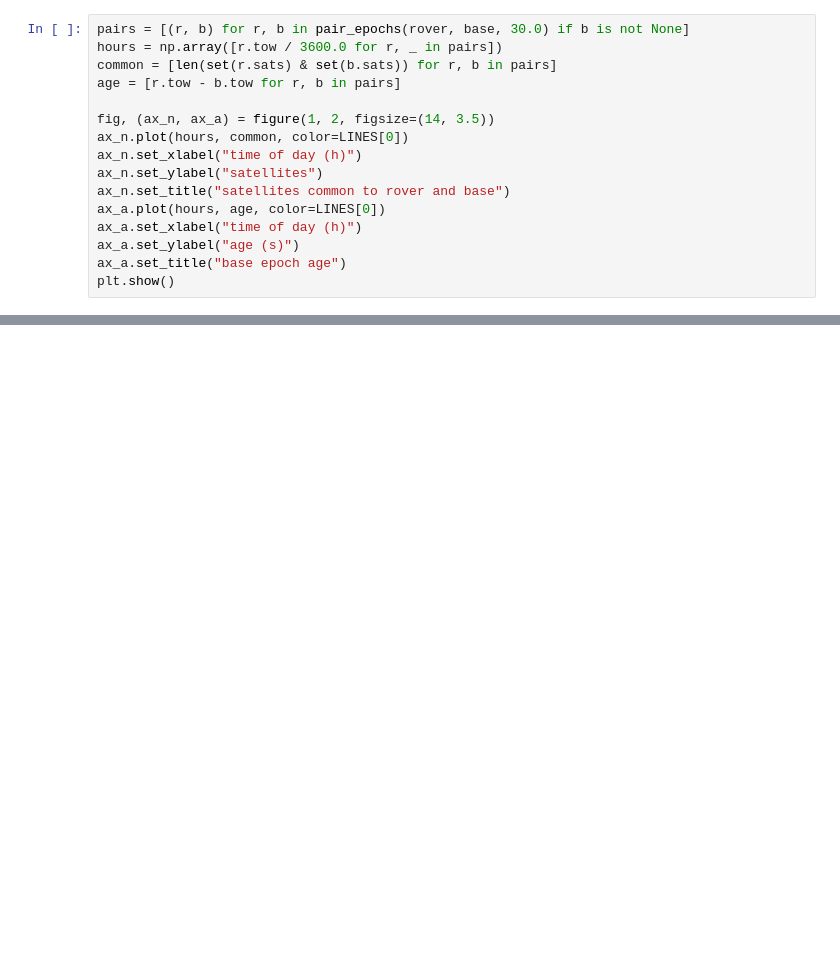
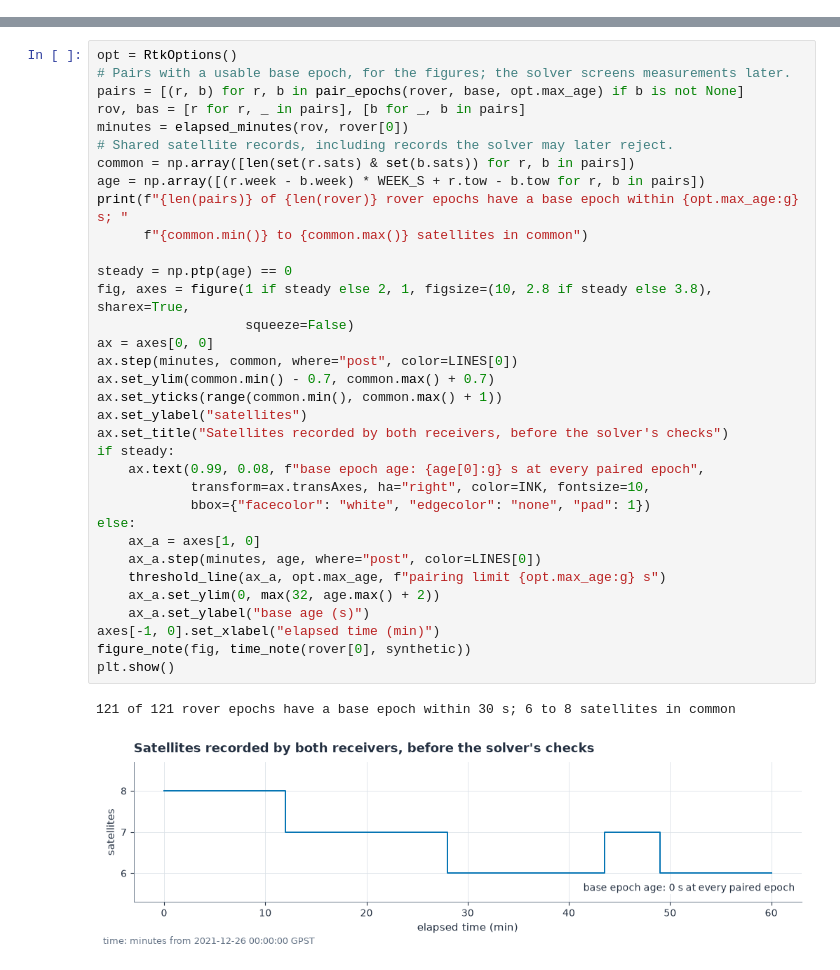
Before and after one commit to aklofas/purple-gnss, a Jupyter notebook: pyrx/notebooks/03-rtk.ipynb, the cells around one changed output, grey strips where cells are left out. Saved outputs shown, nothing was run; the diff lists cells and outputs as text; blank space fills up the shorter version.

Commit message:
Rewrite the RTK notebook step by step, with differencing, filter and integer-decision diagrams and the ambiguity signs as the library stores them

```diff
--- a/pyrx/notebooks/03-rtk.ipynb
+++ b/pyrx/notebooks/03-rtk.ipynb
@@ -64,16 +0,0 @@ how far the base epoch lags the rover's (zero here, both receivers log on the sa
-# %%
-pairs = [(r, b) for r, b in pair_epochs(rover, base, 30.0) if b is not None]
-hours = np.array([r.tow / 3600.0 for r, _ in pairs])
-common = [len(set(r.sats) & set(b.sats)) for r, b in pairs]
-age = [r.tow - b.tow for r, b in pairs]
-
-fig, (ax_n, ax_a) = figure(1, 2, figsize=(14, 3.5))
-ax_n.plot(hours, common, color=LINES[0])
-ax_n.set_xlabel("time of day (h)")
-ax_n.set_ylabel("satellites")
-ax_n.set_title("satellites common to rover and base")
-ax_a.plot(hours, age, color=LINES[0])
-ax_a.set_xlabel("time of day (h)")
-ax_a.set_ylabel("age (s)")
-ax_a.set_title("base epoch age")
-plt.show()
@@ -291,0 +128,37 @@ RTKLIB fixed 121 of 121 epochs, pyrx 121 of 121; on the 121 epochs both fixed th
+# %%
+opt = RtkOptions()
+# Pairs with a usable base epoch, for the figures; the solver screens measurements later.
+pairs = [(r, b) for r, b in pair_epochs(rover, base, opt.max_age) if b is not None]
+rov, bas = [r for r, _ in pairs], [b for _, b in pairs]
+minutes = elapsed_minutes(rov, rover[0])
+# Shared satellite records, including records the solver may later reject.
+common = np.array([len(set(r.sats) & set(b.sats)) for r, b in pairs])
+age = np.array([(r.week - b.week) * WEEK_S + r.tow - b.tow for r, b in pairs])
+print(f"{len(pairs)} of {len(rover)} rover epochs have a base epoch within {opt.max_age:g} s; "
+      f"{common.min()} to {common.max()} satellites in common")
+
+steady = np.ptp(age) == 0
+fig, axes = figure(1 if steady else 2, 1, figsize=(10, 2.8 if steady else 3.8), sharex=True,
+                   squeeze=False)
+ax = axes[0, 0]
+ax.step(minutes, common, where="post", color=LINES[0])
+ax.set_ylim(common.min() - 0.7, common.max() + 0.7)
+ax.set_yticks(range(common.min(), common.max() + 1))
+ax.set_ylabel("satellites")
+ax.set_title("Satellites recorded by both receivers, before the solver's checks")
+if steady:
+    ax.text(0.99, 0.08, f"base epoch age: {age[0]:g} s at every paired epoch",
+            transform=ax.transAxes, ha="right", color=INK, fontsize=10,
+            bbox={"facecolor": "white", "edgecolor": "none", "pad": 1})
+else:
+    ax_a = axes[1, 0]
+    ax_a.step(minutes, age, where="post", color=LINES[0])
+    threshold_line(ax_a, opt.max_age, f"pairing limit {opt.max_age:g} s")
+    ax_a.set_ylim(0, max(32, age.max() + 2))
+    ax_a.set_ylabel("base age (s)")
+axes[-1, 0].set_xlabel("elapsed time (min)")
+figure_note(fig, time_note(rover[0], synthetic))
+plt.show()
+# %% [output]
+121 of 121 rover epochs have a base epoch within 30 s; 6 to 8 satellites in common
+[figure, added]
```
Also changed, not shown: parts of 46 cells of this notebook.
